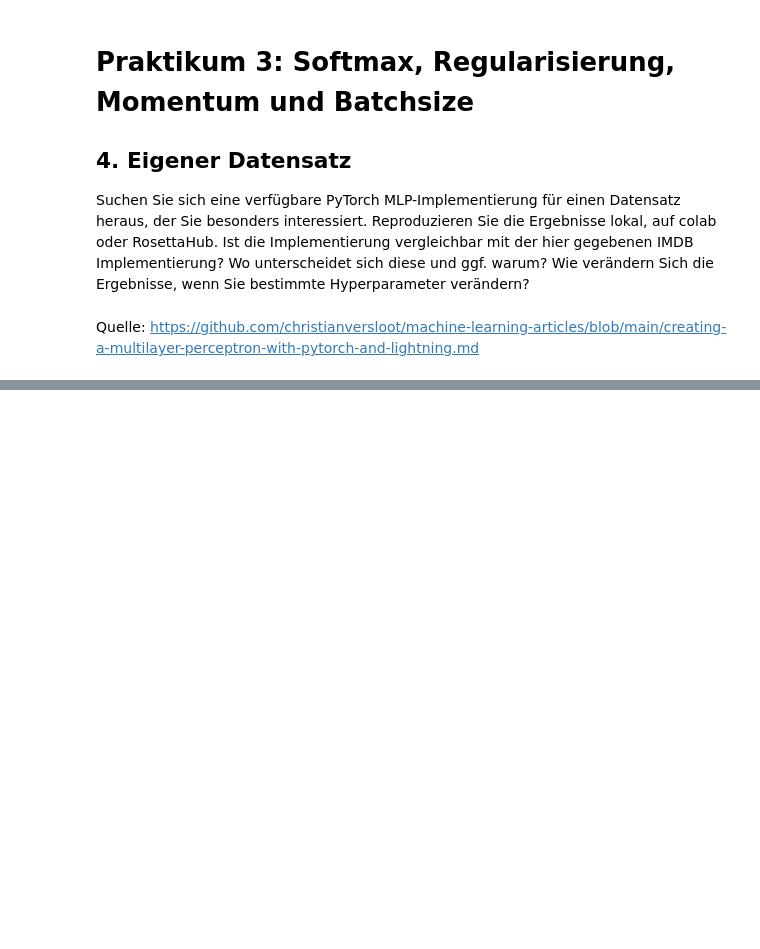
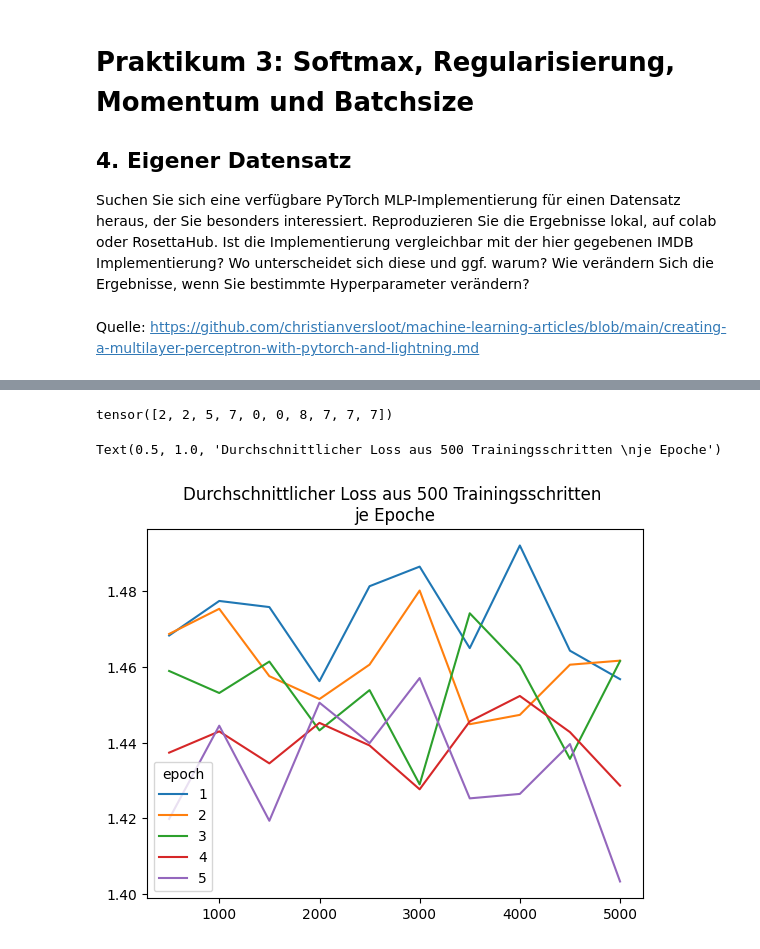
Before and after one commit to wordman2/GINN, a Jupyter notebook: Praktikum3/GINN_P3_Aufgabe_4.ipynb, the cells around one changed output, grey strips where cells are left out. Cells and saved outputs as stored; diff of their text form; code cells hidden in the pictures; blank space fills up the shorter version.

```diff
--- a/Praktikum3/GINN_P3_Aufgabe_4.ipynb
+++ b/Praktikum3/GINN_P3_Aufgabe_4.ipynb
@@ -47,5 +70,6 @@ optimizer = torch.optim.Adam(mlp.parameters(), lr=1e-4)
 # %%
- # Run the training loop
+loss_list = []
+# Run the training loop
 for epoch in range(0, 5): # 5 epochs at maximum
 
     # Print epoch
@@ -75,6 +99,8 @@ for epoch in range(0, 5): # 5 epochs at maximum
         # Perform optimization
         optimizer.step()
 
+        loss_list.append(loss.item())
+
         # Print statistics
         current_loss += loss.item()
         if i % 500 == 499:
@@ -86,0 +232,13 @@ print('Training process has finished.')
+# %%
+targets
+# %% [output]
+tensor([2, 2, 5, 7, 0, 0, 8, 7, 7, 7])
+# %%
+#plot changing loss for each epoch
+labels = range(1, len(loss_dict[499])+1)
+plt.plot(loss_dict.keys(), loss_dict.values(),label = labels)
+plt.legend(title = 'epoch')
+plt.title('Durchschnittlicher Loss aus 500 Trainingsschritten \nje Epoche')
+# %% [output]
+Text(0.5, 1.0, 'Durchschnittlicher Loss aus 500 Trainingsschritten \nje Epoche')
+[figure, added]
```
Also changed, not shown: parts of 13 cells of this notebook.
